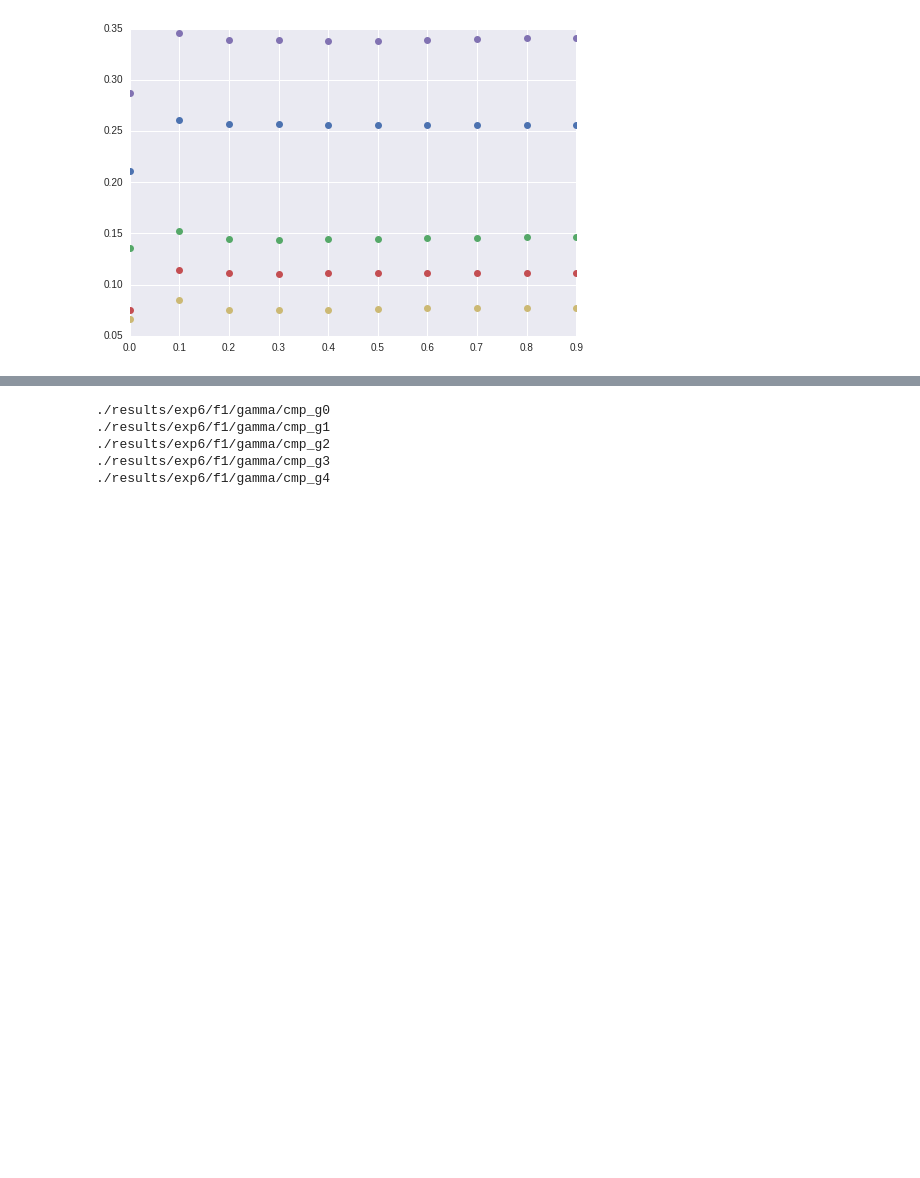
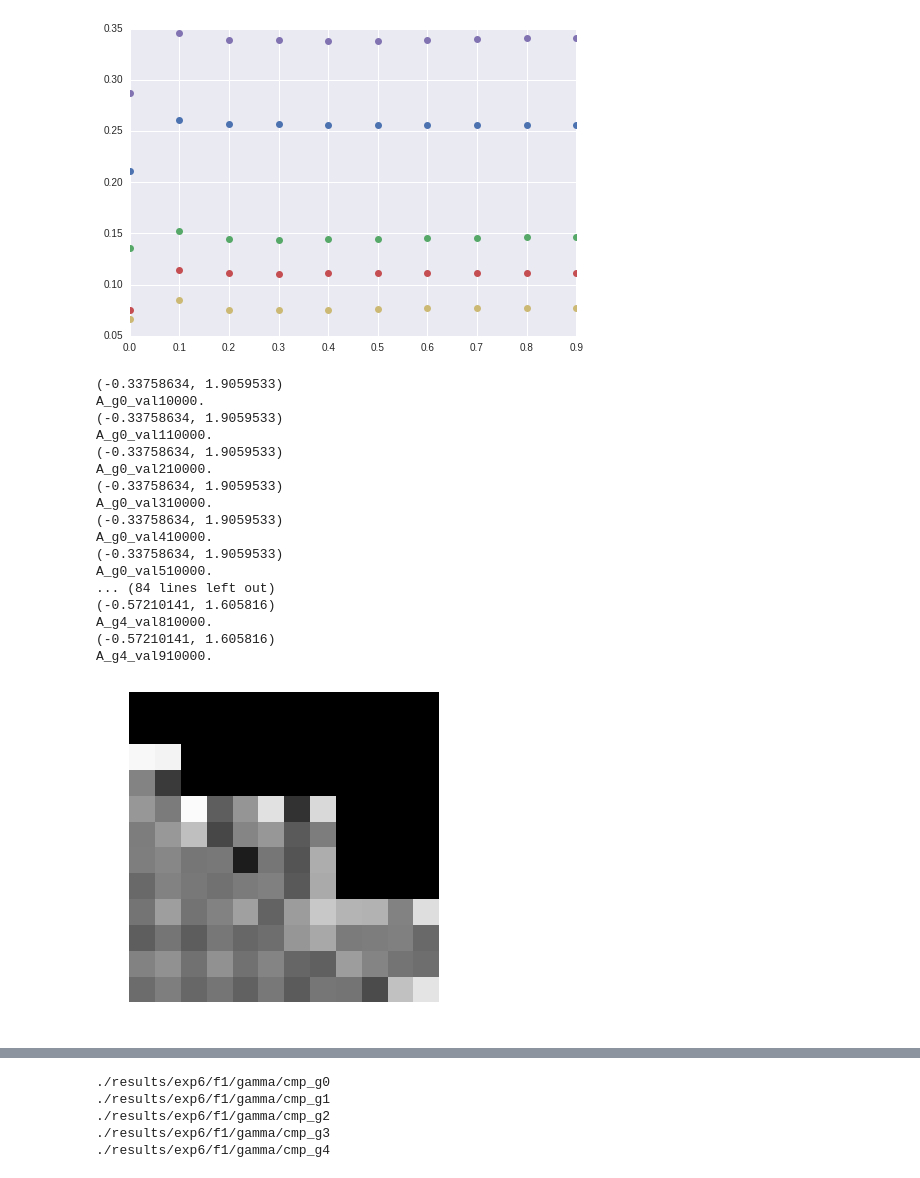
Before and after one commit to egomezsumma/iqt, a Jupyter notebook: Reconstruc min parameters.ipynb, the cells around one changed output, grey strips where cells are left out. Drawn from its saved outputs; the diff is of its cells as text; code cells hidden in the pictures; blank space fills up the shorter version.

```diff
--- a/Reconstruc min parameters.ipynb
+++ b/Reconstruc min parameters.ipynb
@@ -235,4 +239,33 @@ if cluster == '1':
     plt.plot(rango, mse[:, 8, 1],'o')
 # %% [output]
 [figure]
+# %%
+name_tmp3 = base_folder + 'A_g%d_val%d.npy'
+for g in xrange(GROUPS):
+    for val in rango:
+        A = np.load(name_tmp3%(g,val))
+        print mm(A, cast_int=False)
+        plt = iu._is(A, vmin=0, vmax=1.5)
+        name_img = ('A_g%d_val%d.npy'%(g, val))[:-3]
+        print name_img
+        plt.savefig(base_folder+ '/res/'+name_img +'png')
+# %% [output]
+(-0.33758634, 1.9059533)
+A_g0_val10000.
+(-0.33758634, 1.9059533)
+A_g0_val110000.
+(-0.33758634, 1.9059533)
+A_g0_val210000.
+(-0.33758634, 1.9059533)
+A_g0_val310000.
+(-0.33758634, 1.9059533)
+A_g0_val410000.
+(-0.33758634, 1.9059533)
+A_g0_val510000.
+... (84 lines left out)
+(-0.57210141, 1.605816)
+A_g4_val810000.
+(-0.57210141, 1.605816)
+A_g4_val910000.
+[figure, added]
 # %%
```
Also changed, not shown: parts of 12 cells of this notebook, 3 other files.
